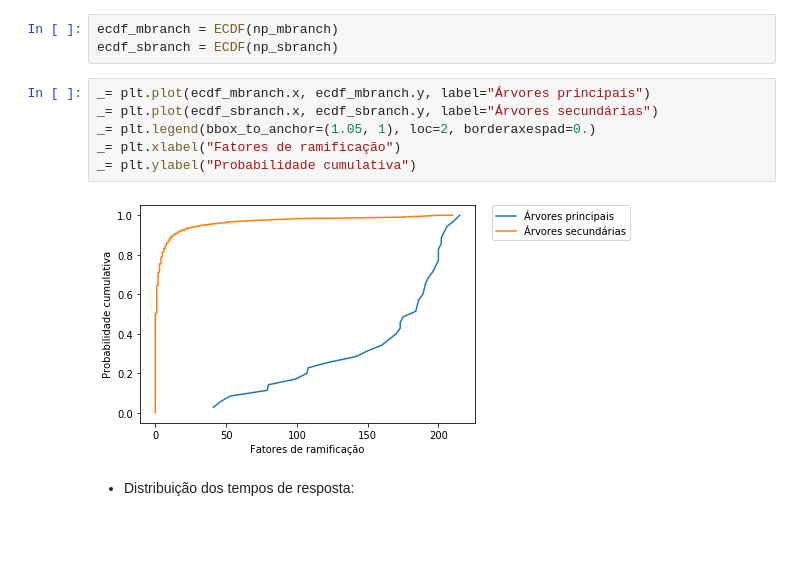
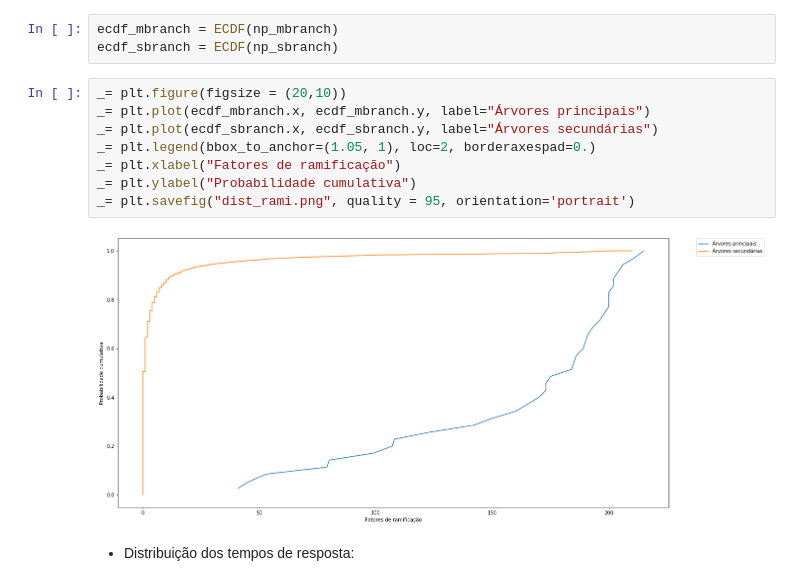
Before and after one commit to dudami43/Alternative-beliefs, a Jupyter notebook: Estatísticas iniciais.ipynb, the cells around one changed output. Cells and saved outputs as stored; diff of their text form; blank space fills up the shorter version.

```diff
--- a/Estatísticas iniciais.ipynb
+++ b/Estatísticas iniciais.ipynb
@@ -190,13 +249,15 @@ np_sbranch = np.array(tuple(sec_branch.values()))
 ecdf_mbranch = ECDF(np_mbranch)
 ecdf_sbranch = ECDF(np_sbranch)
 # %%
+_= plt.figure(figsize = (20,10))
 _= plt.plot(ecdf_mbranch.x, ecdf_mbranch.y, label="Árvores principais")
 _= plt.plot(ecdf_sbranch.x, ecdf_sbranch.y, label="Árvores secundárias")
 _= plt.legend(bbox_to_anchor=(1.05, 1), loc=2, borderaxespad=0.)
 _= plt.xlabel("Fatores de ramificação")
 _= plt.ylabel("Probabilidade cumulativa")
+_= plt.savefig("dist_rami.png", quality = 95, orientation='portrait')
 # %% [output]
-[figure, old version]
+[figure, new version]
 # %% [markdown]
 - Distribuição dos tempos de resposta:
 # %%
```
Also changed, not shown: parts of 13 cells of this notebook, 9 other files.
